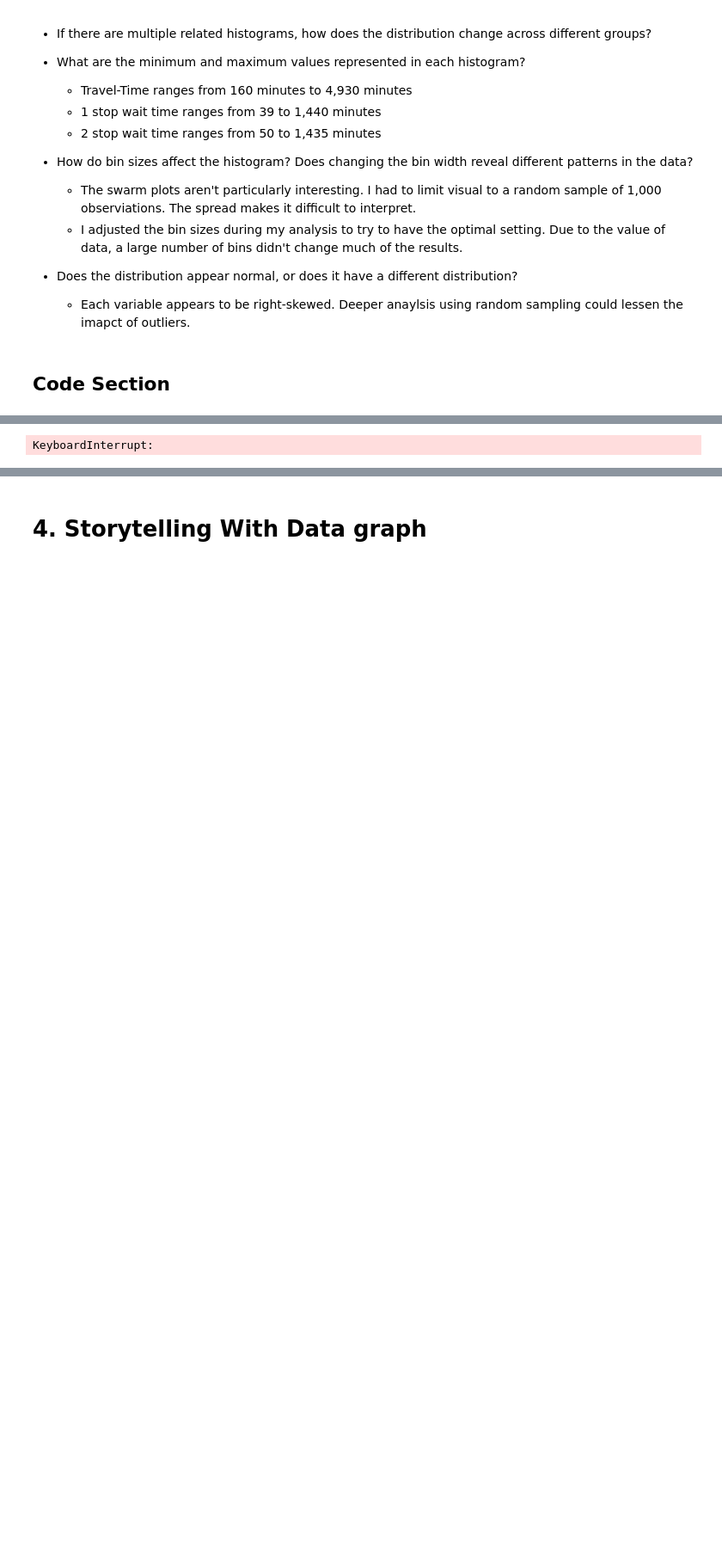
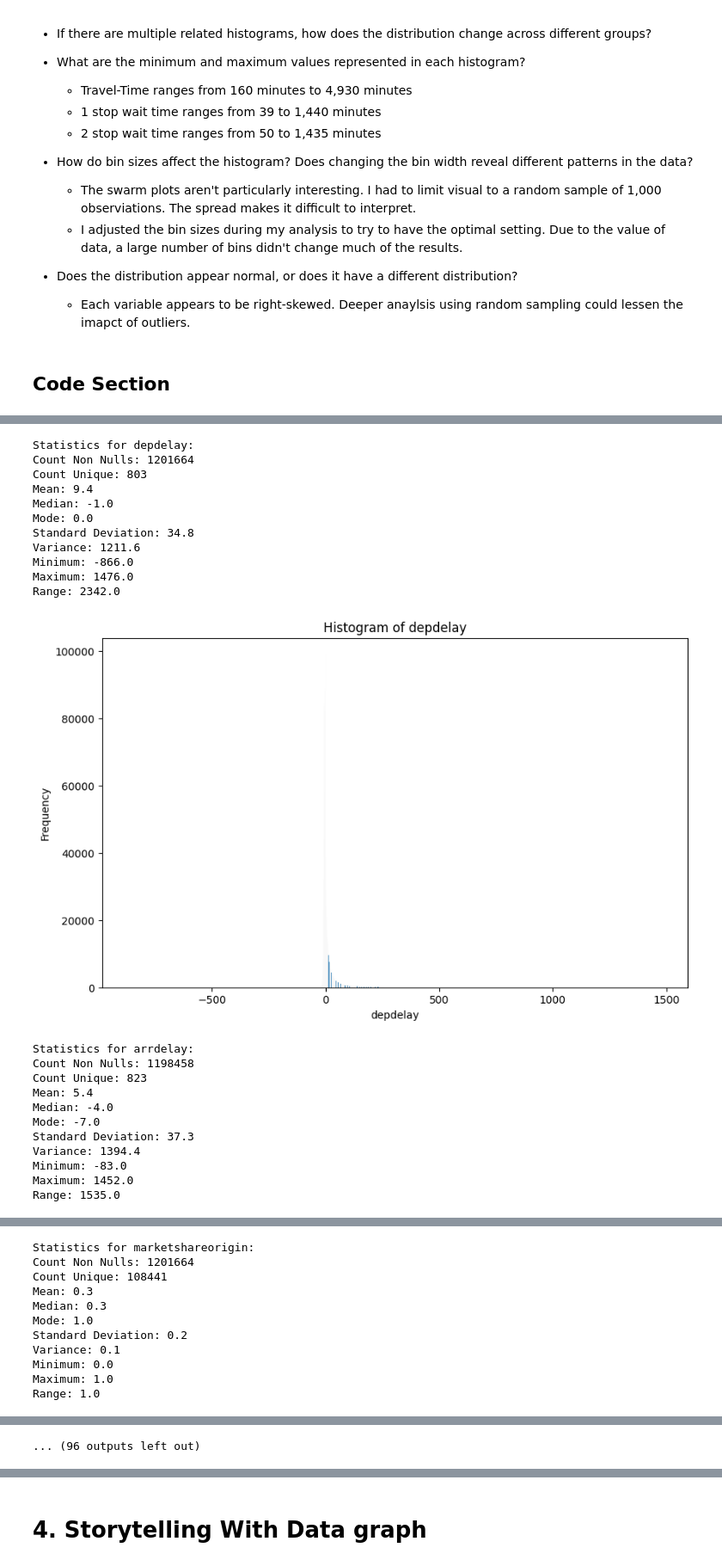
Before and after one commit to tbrantinghamBU/699-Personal, a Jupyter notebook: OMDS-ModB2-Week4-Brantingham-Tyler.ipynb, the cells around one changed output, grey strips where cells are left out. Shown at 86% size. Saved outputs shown, nothing was run; the diff lists cells and outputs as text; code cells hidden in the pictures; blank space fills up the shorter version.

```diff
--- a/OMDS-ModB2-Week4-Brantingham-Tyler.ipynb
+++ b/OMDS-ModB2-Week4-Brantingham-Tyler.ipynb
@@ -428,10 +489,32 @@ Range: 7732.0
 # %%
 '''FLIGHT DELAY DATASET'''
 fname = "delay_data_clean_no_encode.csv"
 dataset_name = "delay"
 df = pd.read_csv(fname)
 
-n_samples = 1000
-generate_plots(df, sample_amt=n_samples,output_to_pdf=True, ds_name=dataset_name)
+n_samples = 1000 # For Swarm Plots
+generate_plots(df, sample_amt=n_samples,output_to_pdf=False, kde=False, violins=False, swarms=False, grouped_hists=False, ds_name=dataset_name)
 # %% [output]
-KeyboardInterrupt:
+Statistics for depdelay:
+Count Non Nulls: 1201664
+Count Unique: 803
+Mean: 9.4
+Median: -1.0
+Mode: 0.0
+Standard Deviation: 34.8
+Variance: 1211.6
+Minimum: -866.0
+Maximum: 1476.0
+Range: 2342.0
+[figure, added]
+Statistics for arrdelay:
+Count Non Nulls: 1198458
+Count Unique: 823
+Mean: 5.4
+Median: -4.0
+Mode: -7.0
+Standard Deviation: 37.3
+Variance: 1394.4
+Minimum: -83.0
+Maximum: 1452.0
+Range: 1535.0
@@ -437,0 +522,11 @@ KeyboardInterrupt:
+Statistics for marketshareorigin:
+Count Non Nulls: 1201664
+Count Unique: 108441
+Mean: 0.3
+Median: 0.3
+Mode: 1.0
+Standard Deviation: 0.2
+Variance: 0.1
+Minimum: 0.0
+Maximum: 1.0
+Range: 1.0
@@ -438 +570,2 @@ KeyboardInterrupt:
+... (96 outputs left out)
 # %% [markdown]
```
Also changed, not shown: parts of 9 cells of this notebook.
